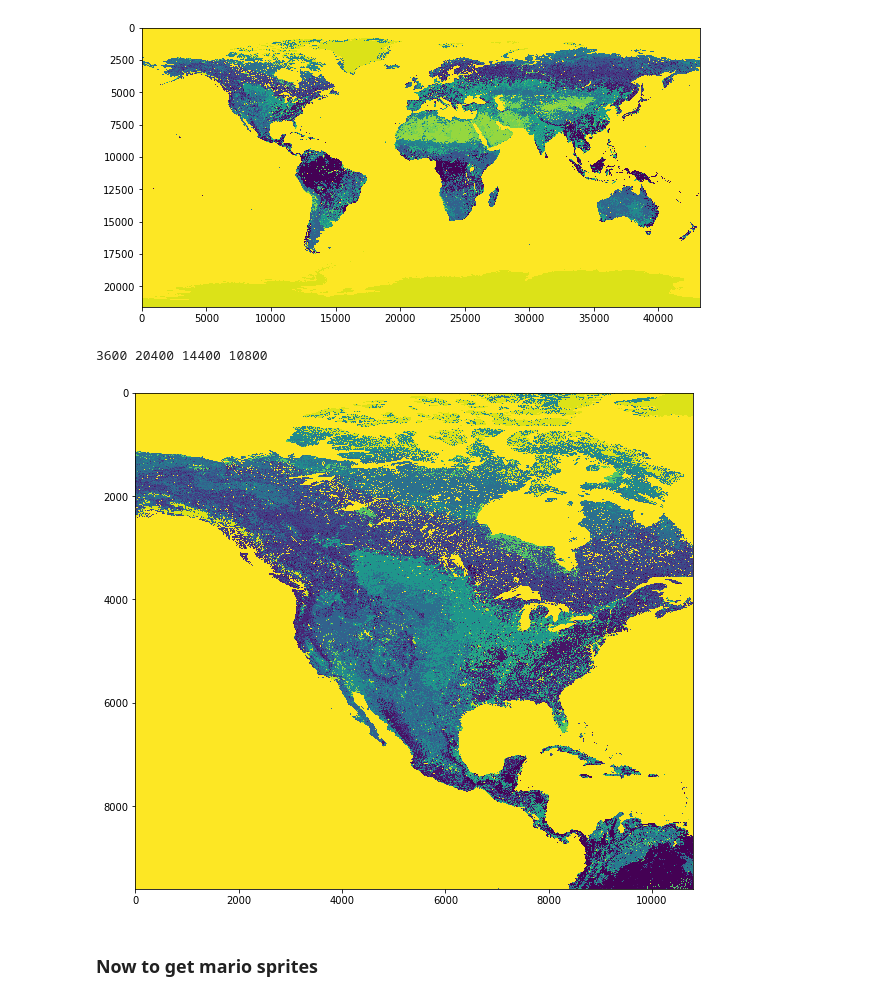
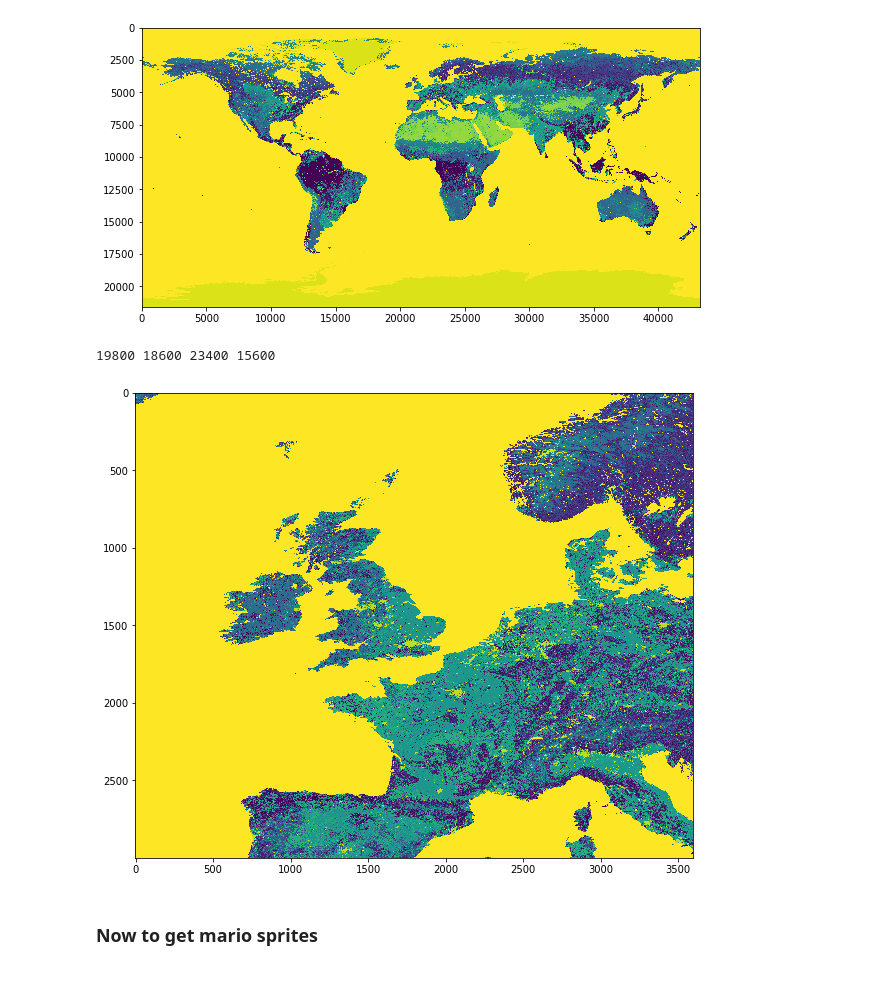
Before and after one commit to alexmadison/mariomap, a Jupyter notebook: mariomap.ipynb, the cells around one changed output. Cells and saved outputs as stored; diff of their text form; code cells hidden in the pictures.

```diff
--- a/mariomap.ipynb
+++ b/mariomap.ipynb
@@ -55,38 +55,38 @@ plt.show()
 # %%
 fig = plt.figure(figsize = (10,20))
 
 lat_top = 65
 lat_bottom = 40
 lon_left = -15
 lon_right = 15
 
-lat_top = 80
-lat_bottom = 0
-lon_left = -150
-lon_right = -60
+# lat_top = 80
+# lat_bottom = 0
+# lon_left = -150
+# lon_right = -60
 
 # lat_top = 89
 # lat_bottom = -89
 # lon_left = -179
 # lon_right = 179
 
 
 w, h = im_master.size[0], im_master.size[1]
 
 l = int((lon_left + 180) * w /360)
 u = int((lat_top + 90)*h/180)
 r = int((lon_right + 180) * w /360)
 d = int((lat_bottom + 90)*h/180)
 
 print(l,u,r,d)
 im = im_master.crop((l, h - u, r, h - d))
 
 
 plt.imshow(im, aspect = "equal")
 plt.show()
 # %% [output]
-3600 20400 14400 10800
+19800 18600 23400 15600
-[figure, old version]
+[figure, new version]
 # %%
 data = np.array(im)
 data = np.flip(data, axis = 1)
```
Also changed, not shown: parts of 17 cells of this notebook, 1 other file.
